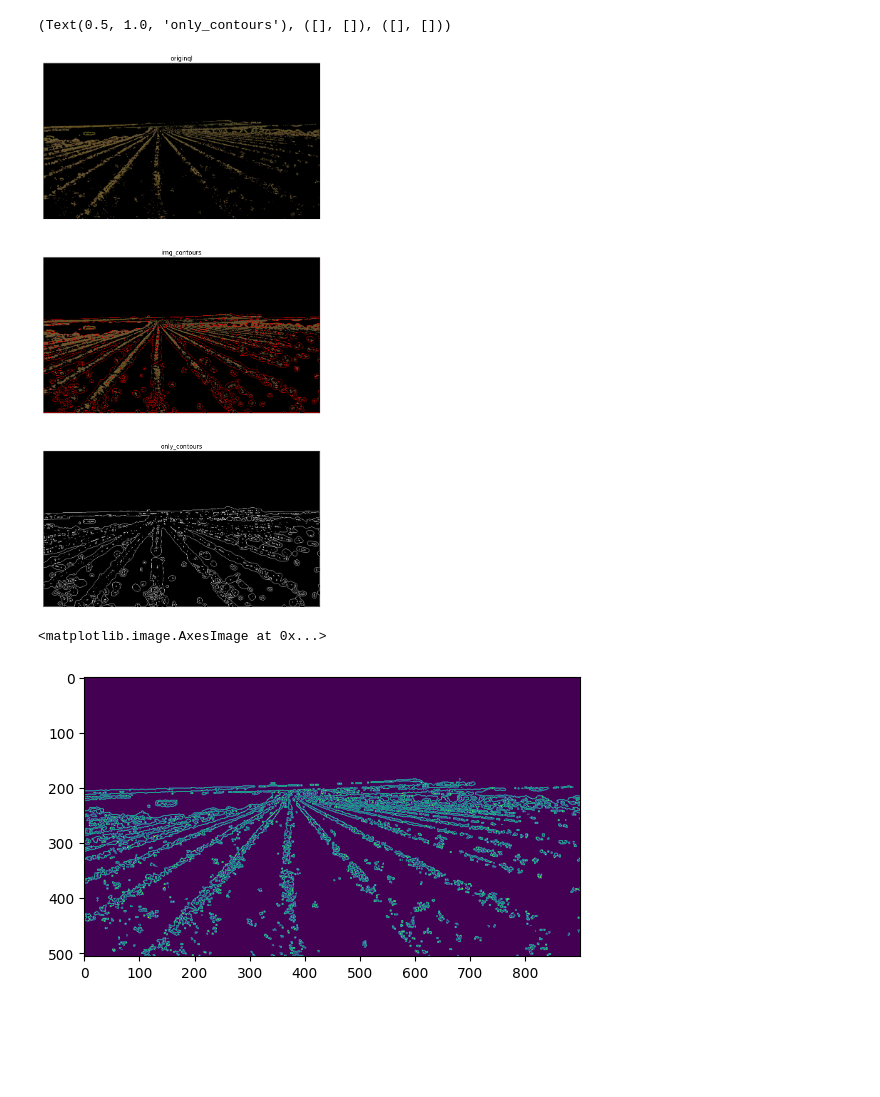
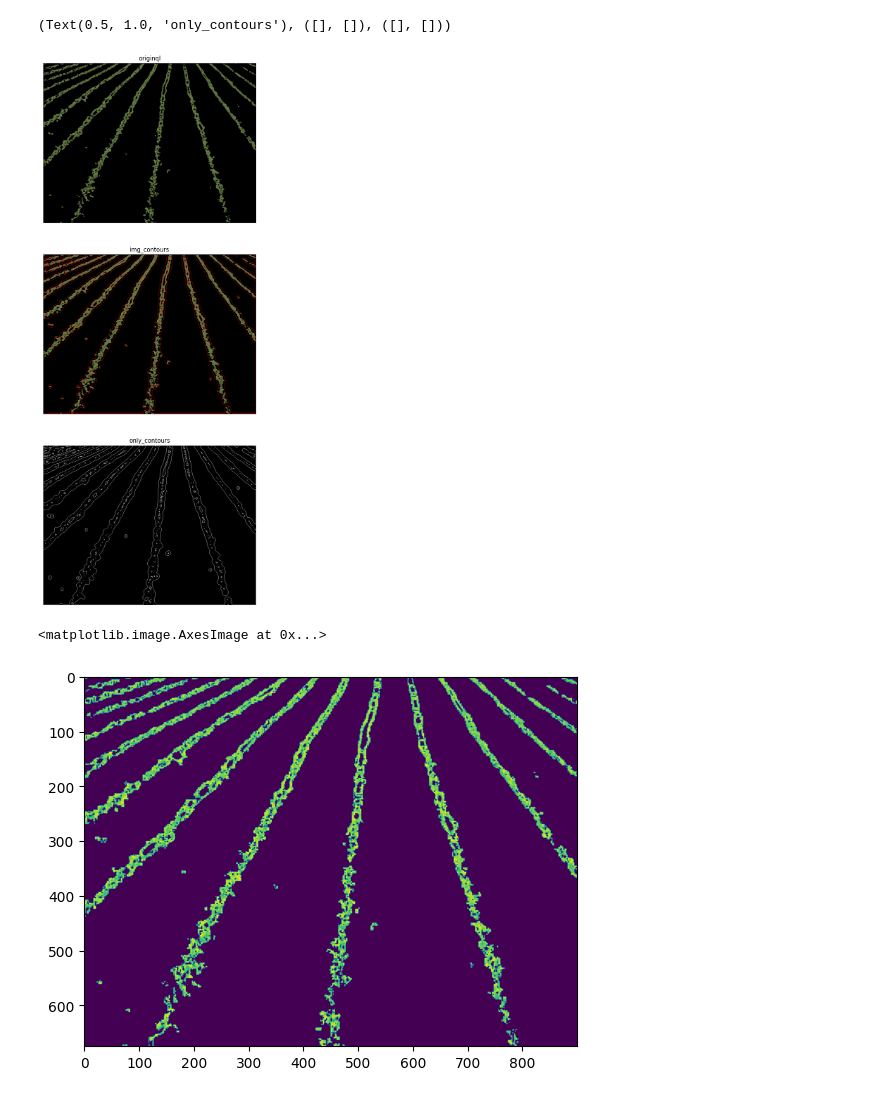
Before and after one commit to rmerat/Caterra-1, a Jupyter notebook: new_test.ipynb, the cells around one changed output. Cells and saved outputs as stored; diff of their text form; code cells hidden in the pictures; blank space fills up the shorter version.

```diff
--- a/new_test.ipynb
+++ b/new_test.ipynb
@@ -517,8 +517,8 @@ def draw_ransac_lines(img_no_sky, offset, slope, best_mask_edge):
 
     return list_mask
 # %%
-image_folder = '/home/roxane/Desktop/M3_2022/USB/Realsense_18-08-2022_10-46-58'
-name_images = 'rgb000.jpg'
+image_folder = '/home/roxane/Desktop/M3_2022/Caterra/dataset_straigt_lines'
+name_images = 'crop_row_023.JPG'
 
 sing_image = obtain_images(name_images, image_folder, SING_IMG)[0]
 sing_image = cv2.cvtColor(sing_image, cv2.COLOR_BGR2RGB)
@@ -605,19 +606,19 @@ plt.subplot(3,1,3),plt.imshow(only_contours,cmap = 'gray')
 plt.title('only_contours'), plt.xticks([]), plt.yticks([])
 # %% [output]
 (Text(0.5, 1.0, 'only_contours'), ([], []), ([], []))
-[figure, old version]
+[figure, new version]
 # %%
 #median.shape
 gray_nomedian = cv2.cvtColor(image_veg, cv2.COLOR_BGR2GRAY)
 #print(gray.shape)
 #plt.imshow(gray)
 
 #before is too long if we dont do it on countours
 edge = cv2.Canny(gray_nomedian,100,200)
-plt.imshow(edge)
+plt.imshow(gray_nomedian)
 # %% [output]
 <matplotlib.image.AxesImage at 0x...>
-[figure, old version]
+[figure, new version]
 # %%
 #median.shape
 gray = cv2.cvtColor(median, cv2.COLOR_BGR2GRAY)
```
Also changed, not shown: parts of 11 cells of this notebook, 3 other files.
